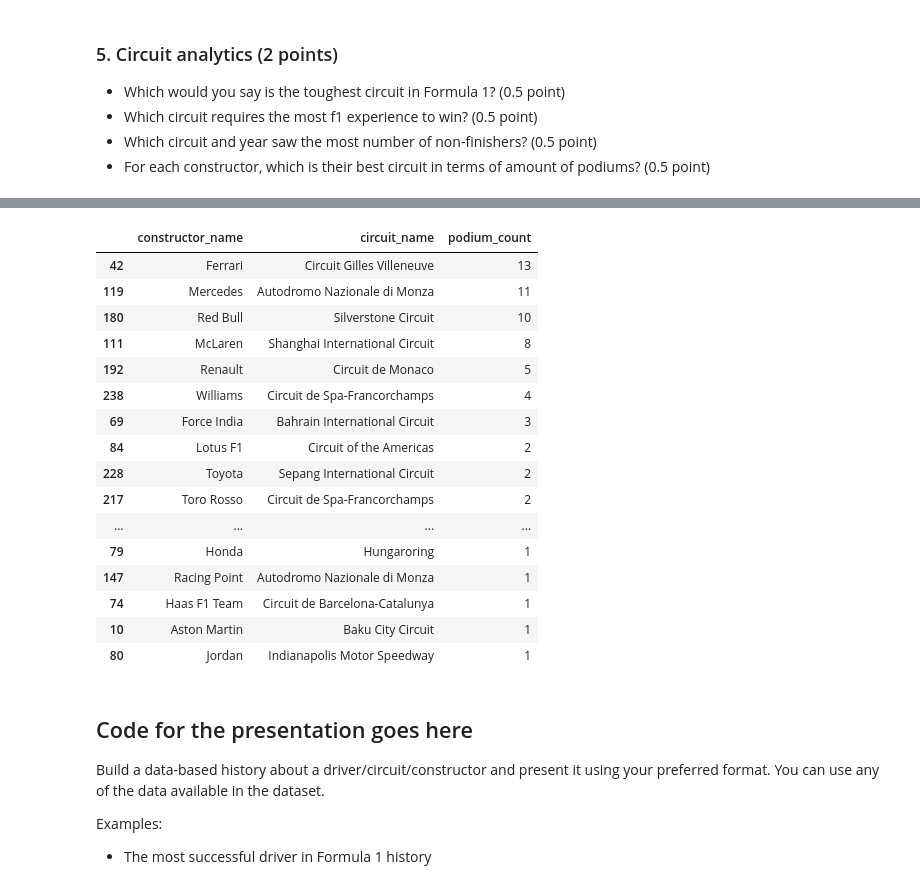
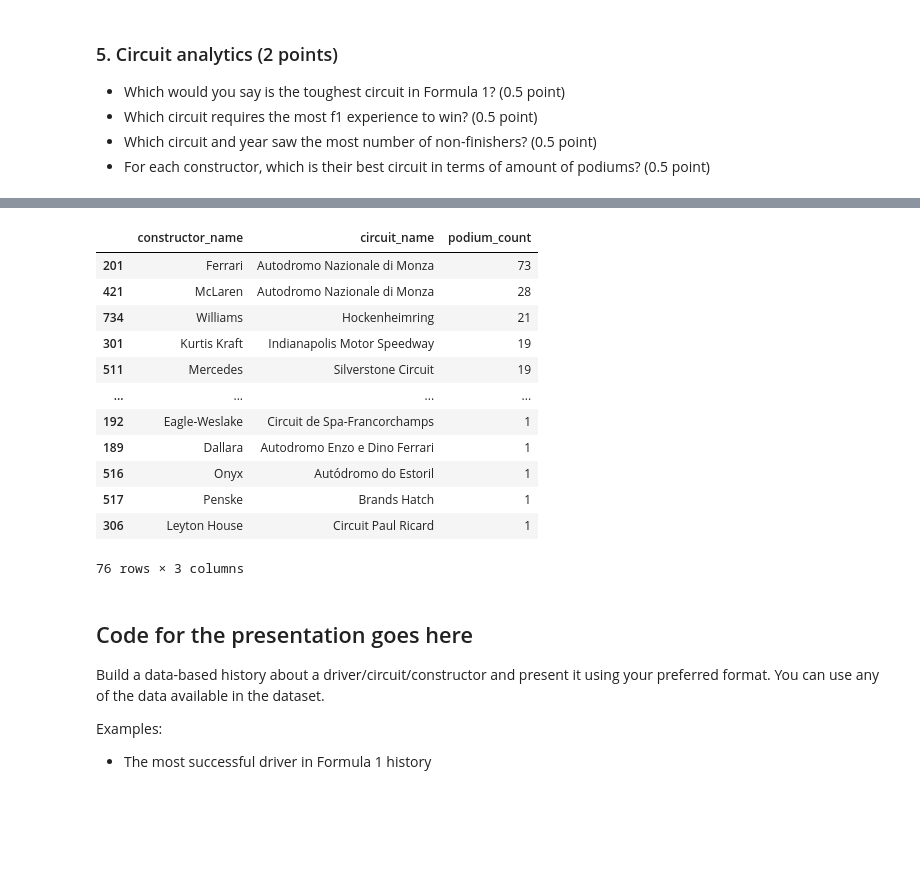
Before and after one commit to BOYSABIO/IE-University, a Jupyter notebook: IE_MASTERS/7_PYTHON_FOR_DATA_ANALYSIS/GROUP_PROJECT/group_assignment (3).ipynb, the cells around one changed output, grey strips where cells are left out. Saved outputs shown, nothing was run; the diff lists cells and outputs as text; code cells hidden in the pictures; blank space fills up the shorter version.

Commit message:
Python group presentation progress

```diff
--- a/IE_MASTERS/7_PYTHON_FOR_DATA_ANALYSIS/GROUP_PROJECT/group_assignment (3).ipynb
+++ b/IE_MASTERS/7_PYTHON_FOR_DATA_ANALYSIS/GROUP_PROJECT/group_assignment (3).ipynb
@@ -86,7 +91,7 @@ df['race_date'] = pd.to_datetime(df['race_date'])
 
 print(df.dtypes)
 
-df['age'] = (df['race_date'] - df['driver_dob']).dt.days / 365
+df['age'] = (df['race_date'] - df['driver_dob']).dt.days / 365.25
 
 df.head(5)
 # %% [output]
@@ -281,25 +331,23 @@ no_finish.groupby(['circuit_name', 'year'])['final_position'].size().idxmax()
 # %%
-constructor_circuit = df_podiums.groupby(['constructor_name', 'circuit_name'])['rank'].size().reset_index(name = 'podium_count')
+df_podiums = df[df['final_position'].isin([1, 2, 3])]
+
+constructor_circuit = df_podiums.groupby(['constructor_name', 'circuit_name'])['final_position'].size().reset_index(name = 'podium_count')
 constructor_circuit
 constructor_circuit.loc[constructor_circuit.groupby('constructor_name')['podium_count'].idxmax()].sort_values(by = 'podium_count', ascending = False)
 # %% [output]
 |  | constructor_name | circuit_name | podium_count |
-| 42 | Ferrari | Circuit Gilles Villeneuve | 13 |
-| 119 | Mercedes | Autodromo Nazionale di Monza | 11 |
-| 180 | Red Bull | Silverstone Circuit | 10 |
-| 111 | McLaren | Shanghai International Circuit | 8 |
-| 192 | Renault | Circuit de Monaco | 5 |
-| 238 | Williams | Circuit de Spa-Francorchamps | 4 |
-| 69 | Force India | Bahrain International Circuit | 3 |
-| 84 | Lotus F1 | Circuit of the Americas | 2 |
-| 228 | Toyota | Sepang International Circuit | 2 |
-| 217 | Toro Rosso | Circuit de Spa-Francorchamps | 2 |
+| 201 | Ferrari | Autodromo Nazionale di Monza | 73 |
+| 421 | McLaren | Autodromo Nazionale di Monza | 28 |
+| 734 | Williams | Hockenheimring | 21 |
+| 301 | Kurtis Kraft | Indianapolis Motor Speedway | 19 |
+| 511 | Mercedes | Silverstone Circuit | 19 |
 | ... | ... | ... | ... |
-| 79 | Honda | Hungaroring | 1 |
-| 147 | Racing Point | Autodromo Nazionale di Monza | 1 |
-| 74 | Haas F1 Team | Circuit de Barcelona-Catalunya | 1 |
-| 10 | Aston Martin | Baku City Circuit | 1 |
-| 80 | Jordan | Indianapolis Motor Speedway | 1 |
+| 192 | Eagle-Weslake | Circuit de Spa-Francorchamps | 1 |
+| 189 | Dallara | Autodromo Enzo e Dino Ferrari | 1 |
+| 516 | Onyx | Autódromo do Estoril | 1 |
+| 517 | Penske | Brands Hatch | 1 |
+| 306 | Leyton House | Circuit Paul Ricard | 1 |
+76 rows × 3 columns
 # %% [markdown]
 ## Code for the presentation goes here
 
```
Also changed, not shown: parts of 12 cells of this notebook.
